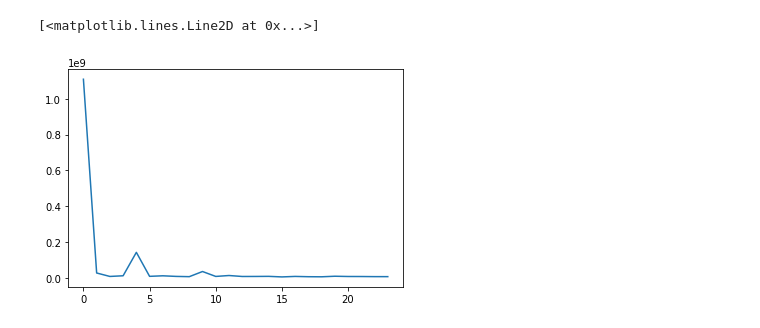
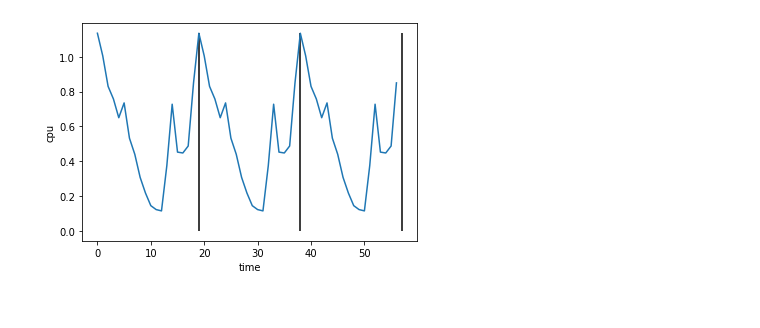
Before and after one commit to DevOps2021-gb/devops2021, a Jupyter notebook: java-itu-minitwit/Logs/visualiser.ipynb, the cells around one changed output. Drawn from its saved outputs; the diff is of its cells as text; code cells hidden in the pictures.

Commit message:
can visualise multiple files at once, with line indicating end of files

```diff
--- a/java-itu-minitwit/Logs/visualiser.ipynb
+++ b/java-itu-minitwit/Logs/visualiser.ipynb
@@ -15,3 +2,0 @@ def parse_start(lines):
-# %%
-values, dates = parse_start(get_lines('CPULoadEachMinute-21-2-5.txt'))
-plt.plot(values)
@@ -21,3 +2,0 @@ plt.plot(values)
-# %%
-values, dates = parse_start(get_lines('numberOfFollowers-21-2-5.txt'))
-plt.plot(values)
@@ -27,3 +2,0 @@ plt.plot(values)
-# %%
-values, dates = parse_start(get_lines('numberOfUsers-21-2-5.txt'))
-plt.plot(values)
@@ -33,6 +2,0 @@ plt.plot(values)
-# %%
-values, dates = parse_start(get_lines('responseTimeFrontPage-21-2-5.txt'))
-plt.plot(values)
-# %% [output]
-[<matplotlib.lines.Line2D at 0x...>]
-[figure, removed]
@@ -38,0 +49,4 @@ plt.plot(values)
+# %%
+print_cpu(['21-2-5' ])
+# %% [output]
+[figure, added]
```
Also changed, not shown: parts of 8 cells of this notebook.
